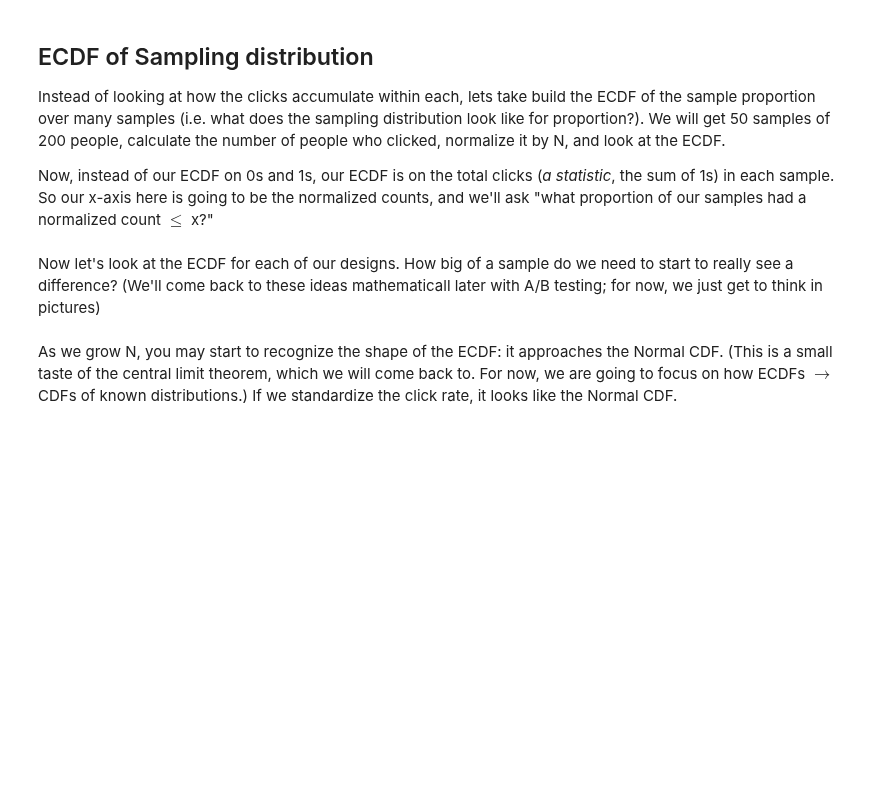
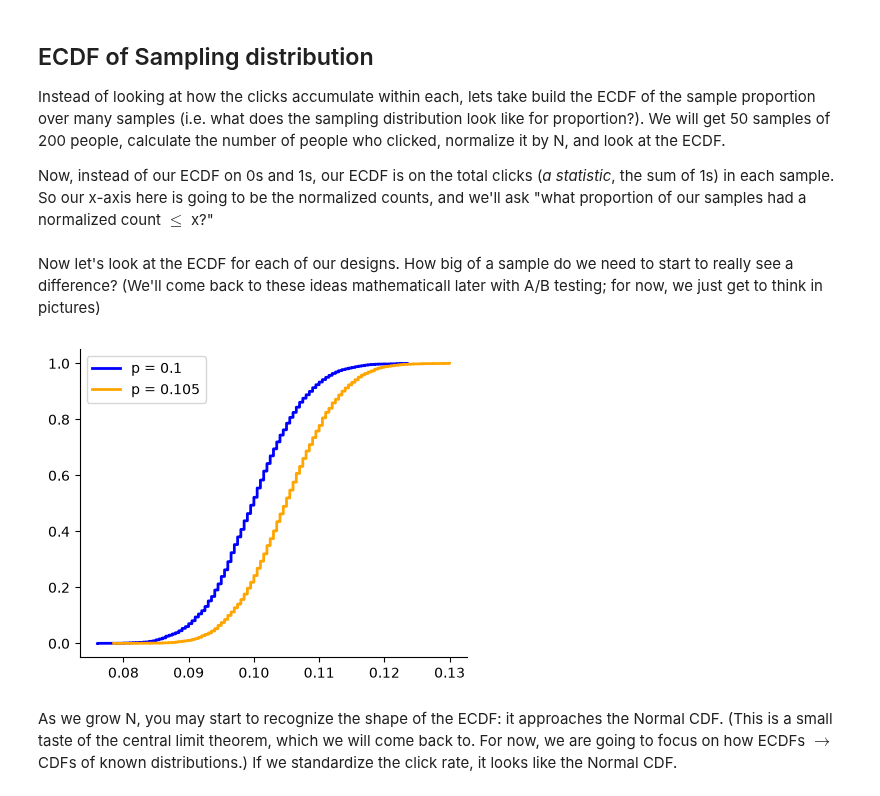
Before and after one commit to HSweazey/UU_F26_templates, a Jupyter notebook: Week04/cdf_and_pdf.ipynb, the cells around one changed output. Cells and saved outputs as stored; diff of their text form; code cells hidden in the pictures; blank space fills up the shorter version.

```diff
--- a/Week04/cdf_and_pdf.ipynb
+++ b/Week04/cdf_and_pdf.ipynb
@@ -159,27 +167,29 @@ Now, instead of our ECDF on 0s and 1s, our ECDF is on the total clicks (*a stati
 # %% [markdown]
 Now let's look at the ECDF for each of our designs. How big of a sample do we need to start to really see a difference? (We'll come back to these ideas mathematicall later with A/B testing; for now, we just get to think in pictures)
 # %%
-N = 200 # each sample has 200 people who clicked or didn't click
-B = 50 # 50 samples
+N = 2000 # each sample has 200 people who clicked or didn't click
+B = 5000 # 50 samples
 
 pA = 0.1
 pB = 0.105
 fig, ax = plt.subplots(figsize=(5, 4))
 
 #### N bernoulli trials, with p = p_A, repeated for B samples.
 # rng.binomial will return the number of successes in N trials for
 # each of the B samples.
 counts = rng.binomial(N, pA, size=B)
 p_hat_A = counts / N
 x, y = ecdf_xy(p_hat_A)
 ax.step(x, y, where='post', color='blue', lw=2, label=f"p = {pA}")
 
 counts = rng.binomial(N, pB, size=B)
 p_hat_B = counts / N
 x, y = ecdf_xy(p_hat_B)
 ax.step(x, y, where='post', color='orange', lw=2, label=f"p = {pB}")
 ax.legend()
 plt.show()
+# %% [output]
+[figure, added]
 # %% [markdown]
 As we grow N, you may start to recognize the shape of the ECDF: it approaches the Normal CDF. (This is a small taste of the central limit theorem, which we will come back to. For now, we are going to focus on how ECDFs $\rightarrow$ CDFs of known distributions.) If we standardize the click rate, it looks like the Normal CDF.
 # %%
```
Also changed, not shown: parts of 18 cells of this notebook, 1 other file.
